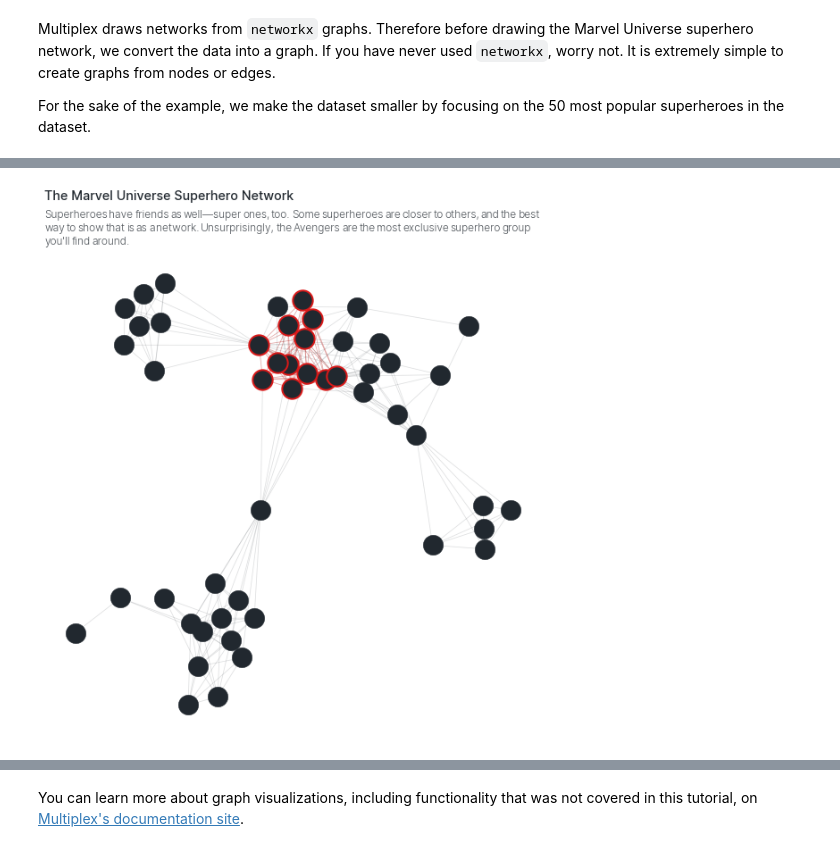
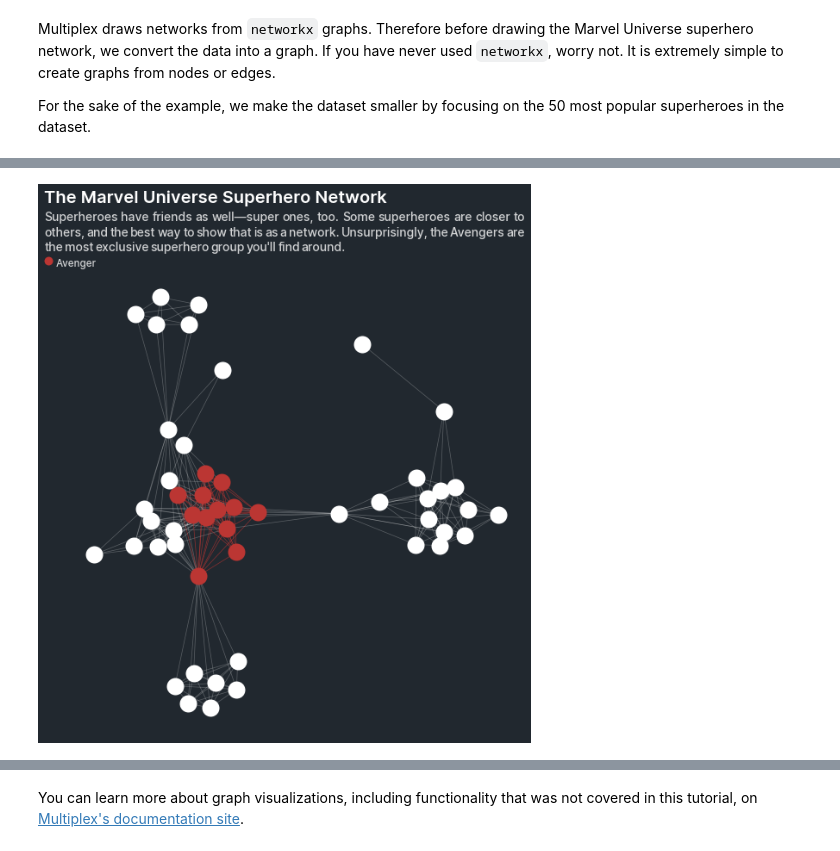
Before and after one commit to NicholasMamo/multiplex-plot, a Jupyter notebook: examples/4. Network graphs.ipynb, the cells around one changed output, grey strips where cells are left out. Drawn from its saved outputs; the diff is of its cells as text; code cells hidden in the pictures.

```diff
--- a/examples/4. Network graphs.ipynb
+++ b/examples/4. Network graphs.ipynb
@@ -70,19 +83,21 @@ As soon as we create the graph, plotting it is as simple as calling the drawable
 # import the Drawable class and set the style
 from multiplex import drawable
 drawable = importlib.reload(drawable)
-
 plt.style.use(os.path.join(sys.path[0], '..', 'styles', "multiplex-dark.style"))
 
-node_style = { 's': 300, 'color': 'C0', 'linewidth': 0 }
+# create a general style
+node_style = { 's': 400, 'color': 'C0', 'linewidth': 0 }
 edge_style = { 'color': 'C0', 'linewidth': 0.75, 'alpha': 0.25 }
 
+# draw the graph
 figure = plt.figure(figsize=(10, 10))
 viz = drawable.Drawable(figure)
-viz.draw_graph(G, k=0.7, seed=12,
+viz.draw_graph(G, k=0.6, seed=12,
                node_style=node_style, edge_style=edge_style)
 
 viz.set_title('The Marvel Universe Superhero Network', loc='left')
 viz.set_caption("""Superheroes have friends as well—super ones, too.
-                   Some superheroes are closer to others, and the best way to show that is as a network.""")
+                   Some superheroes are closer to others, and the best way to show that is as a network.""",
+                align='justify')
 plt.show()
 # %% [output]
@@ -97,7 +114,7 @@ def most_central_edge(G):
     Find the most central edge in the given graph.
 
     :param G: The graph on which the algorithm operates.
-    :type G: :class:`~networkx.Graph`
+    :type G: :class:`networkx.Graph`
 
     :return: The most central edge, made up of the source and edge nodes.
     :rtype: tuple
@@ -106,16 +123,16 @@ def most_central_edge(G):
     centrality = edge_betweenness_centrality(G)
     return max(centrality, key=centrality.get)
 
+"""
+Keep looking for communities until we break it down into 20 or more partitions.
+"""
 communities = community.girvan_newman(G, most_valuable_edge=most_central_edge)
-"""
-Keep getting communities until there are fewer than the square root of the nodes.
-"""
 partitions = list(next(communities))
 while len(partitions) < 20:
     partitions = list(next(communities))
 
 """
-Filter out singleton partitions.
+Remove partitions with one node and print the largest partition.
 """
 partitions = [ partition for partition in partitions if len(partition) > 1 ]
 partitions = sorted(partitions, key=len, reverse=True)
@@ -129,30 +148,28 @@ Remember that styling options are passed on using the `node_style` and `edge_sty
 # %%
-from multiplex import drawable
-drawable = importlib.reload(drawable)
+# reload the style
+plt.style.use(os.path.join(sys.path[0], '..', 'styles', "multiplex-dark.style"))
 
-plt.style.use(os.path.join(sys.path[0], '..', 'styles', "modern.style"))
+# add a specific style to The Avenger nodes and edges between them
+avengers = partitions[0]
+for node in avengers:
+    G.nodes[node]['style'] = { 'color': '#BB3633', 'edgecolor': 'C0' }
+    G.nodes[node]['label'] = 'Avenger'
+    edges = [ (source, target) for (source, target) in G.edges(node)
+             if target in avengers ]
+    for edge in edges:
+        G.edges[edge]['style'] = { 'alpha': 0.65, 'color': '#BB3633' }
 
-"""
-Color the Avengers' nodes red.
-Also color any edges between the Avengers red.
-"""
-for node in partitions[0]:
-    G.nodes[node]['style'] = { 'color': 'C0', 'edgecolor': 'C1', 'linewidth': 2 }
-    edges = [ (source, target) for (source, target) in G.edges(node)
-             if target in partitions[0] ]
-    for edge in edges:
-        G.edges[edge]['style'] = { 'alpha': 0.45, 'color': '#BB3633' }
-
+# draw the graph
 figure = plt.figure(figsize=(10, 10))
 viz = drawable.Drawable(figure)
-node_style = { 'color': 'C0', 'edgecolor': 'C0', 'linewidth': 0.5, 's': 500 }
-edge_style = { 'color': 'C0', 'linewidth': 0.75, 'alpha': 0.15 }
 viz.draw_graph(G, k=0.5, seed=12,
                node_style=node_style, edge_style=edge_style)
+
 viz.set_title('The Marvel Universe Superhero Network', loc='left')
 viz.set_caption("""Superheroes have friends as well—super ones, too.
                    Some superheroes are closer to others, and the best way to show that is as a network.
-                   Unsurprisingly, the Avengers are the most exclusive superhero group you'll find around.""")
+                   Unsurprisingly, the Avengers are the most exclusive superhero group you'll find around.""",
+                align='justify')
 plt.show()
 # %% [output]
-[figure, old version]
+[figure, new version]
```
Also changed, not shown: parts of 20 cells of this notebook, 1 other file.
